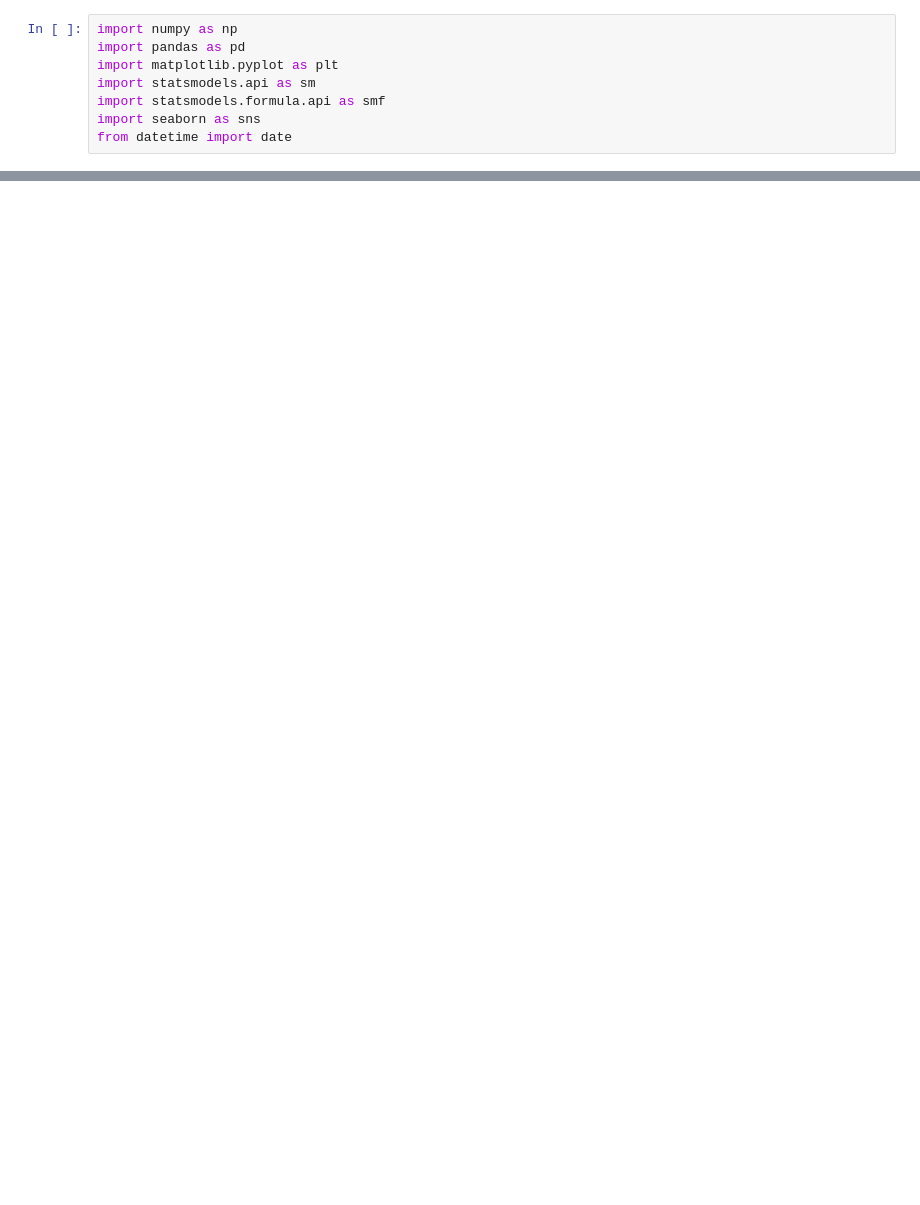
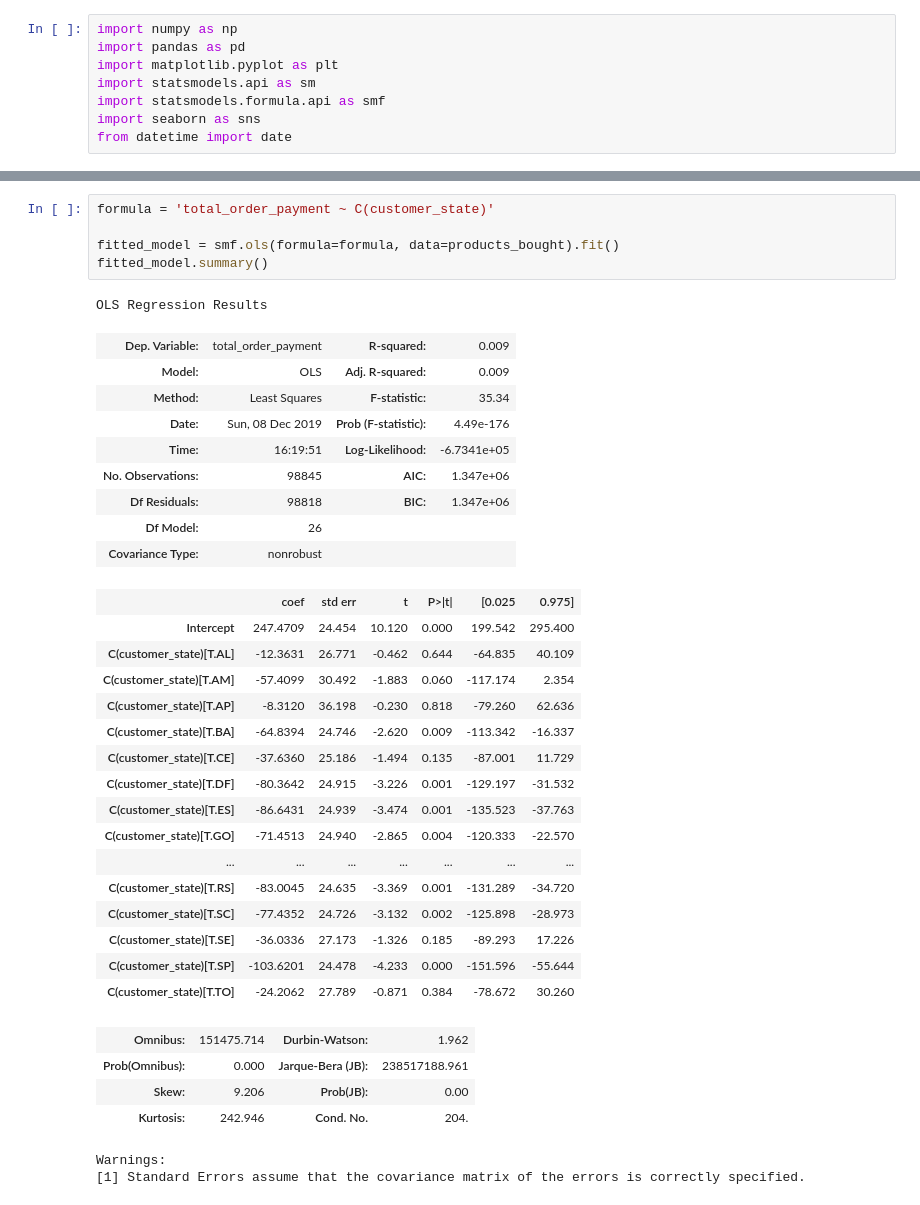
Before and after one commit to Carlene/olist_project, a Jupyter notebook: six_months.ipynb, the cells around one changed output, grey strips where cells are left out. Saved outputs shown, nothing was run; the diff lists cells and outputs as text; blank space fills up the shorter version.

```diff
--- a/six_months.ipynb
+++ b/six_months.ipynb
@@ -34,0 +252,38 @@ Name: customer_unique_id, Length: 95419, dtype: int64
+# %%
+formula = 'total_order_payment ~ C(customer_state)'
+
+fitted_model = smf.ols(formula=formula, data=products_bought).fit()
+fitted_model.summary()
+# %% [output]
+OLS Regression Results
+| Dep. Variable: | total_order_payment | R-squared: | 0.009 |
+| Model: | OLS | Adj. R-squared: | 0.009 |
+| Method: | Least Squares | F-statistic: | 35.34 |
+| Date: | Sun, 08 Dec 2019 | Prob (F-statistic): | 4.49e-176 |
+| Time: | 16:19:51 | Log-Likelihood: | -6.7341e+05 |
+| No. Observations: | 98845 | AIC: | 1.347e+06 |
+| Df Residuals: | 98818 | BIC: | 1.347e+06 |
+| Df Model: | 26 |  |  |
+| Covariance Type: | nonrobust |  |  |
+|  | coef | std err | t | P>|t| | [0.025 | 0.975] |
+| Intercept | 247.4709 | 24.454 | 10.120 | 0.000 | 199.542 | 295.400 |
+| C(customer_state)[T.AL] | -12.3631 | 26.771 | -0.462 | 0.644 | -64.835 | 40.109 |
+| C(customer_state)[T.AM] | -57.4099 | 30.492 | -1.883 | 0.060 | -117.174 | 2.354 |
+| C(customer_state)[T.AP] | -8.3120 | 36.198 | -0.230 | 0.818 | -79.260 | 62.636 |
+| C(customer_state)[T.BA] | -64.8394 | 24.746 | -2.620 | 0.009 | -113.342 | -16.337 |
+| C(customer_state)[T.CE] | -37.6360 | 25.186 | -1.494 | 0.135 | -87.001 | 11.729 |
+| C(customer_state)[T.DF] | -80.3642 | 24.915 | -3.226 | 0.001 | -129.197 | -31.532 |
+| C(customer_state)[T.ES] | -86.6431 | 24.939 | -3.474 | 0.001 | -135.523 | -37.763 |
+| C(customer_state)[T.GO] | -71.4513 | 24.940 | -2.865 | 0.004 | -120.333 | -22.570 |
+| ... | ... | ... | ... | ... | ... | ... |
+| C(customer_state)[T.RS] | -83.0045 | 24.635 | -3.369 | 0.001 | -131.289 | -34.720 |
+| C(customer_state)[T.SC] | -77.4352 | 24.726 | -3.132 | 0.002 | -125.898 | -28.973 |
+| C(customer_state)[T.SE] | -36.0336 | 27.173 | -1.326 | 0.185 | -89.293 | 17.226 |
+| C(customer_state)[T.SP] | -103.6201 | 24.478 | -4.233 | 0.000 | -151.596 | -55.644 |
+| C(customer_state)[T.TO] | -24.2062 | 27.789 | -0.871 | 0.384 | -78.672 | 30.260 |
+| Omnibus: | 151475.714 | Durbin-Watson: | 1.962 |
+| Prob(Omnibus): | 0.000 | Jarque-Bera (JB): | 238517188.961 |
+| Skew: | 9.206 | Prob(JB): | 0.00 |
+| Kurtosis: | 242.946 | Cond. No. | 204. |
+Warnings:
+[1] Standard Errors assume that the covariance matrix of the errors is correctly specified.
```
Also changed, not shown: parts of 26 cells of this notebook, 5 other files.
